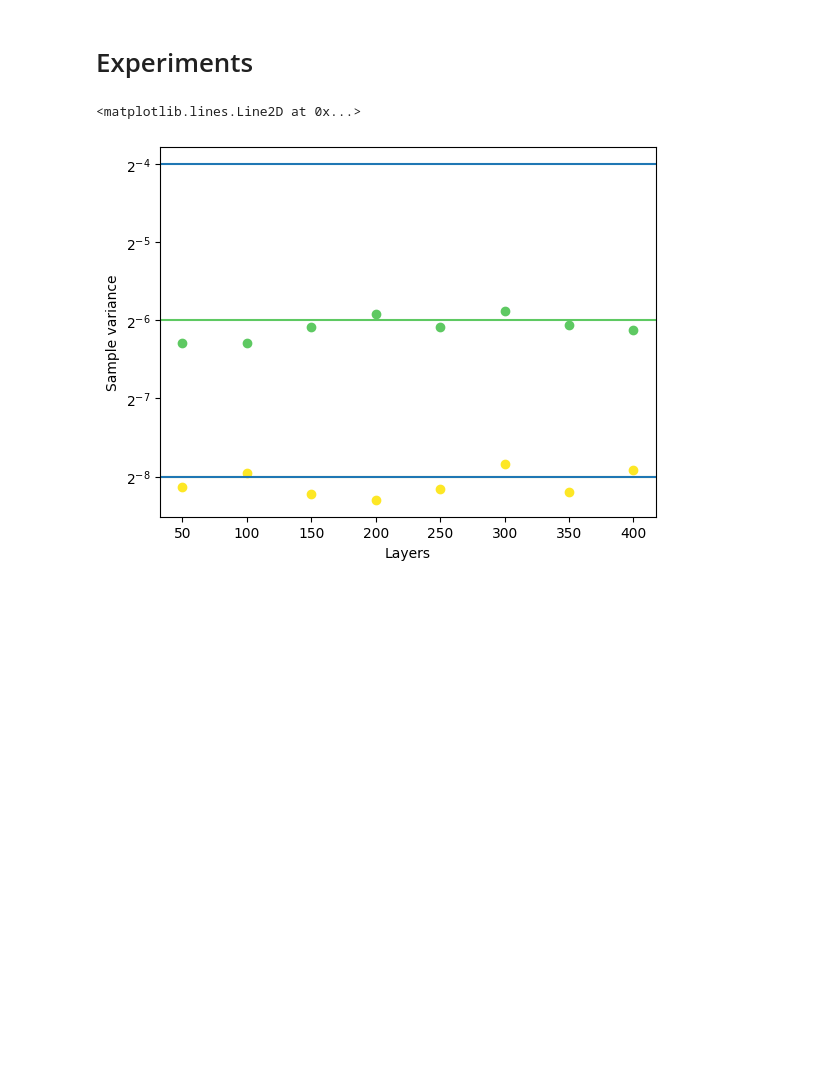
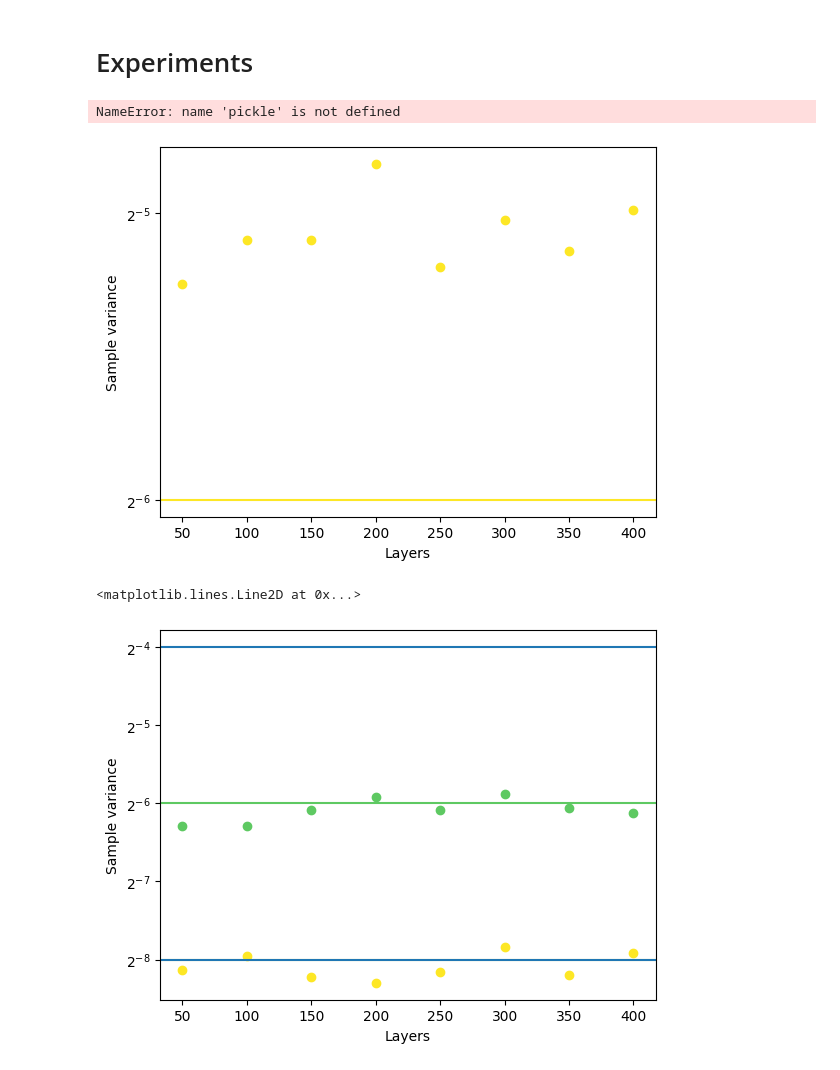
Before and after one commit to idnm/barren_traps, a Jupyter notebook: barren_traps.ipynb, the cells around one changed output. Saved outputs shown, nothing was run; the diff lists cells and outputs as text; code cells hidden in the pictures; blank space fills up the shorter version.

```diff
--- a/barren_traps.ipynb
+++ b/barren_traps.ipynb
@@ -203,7 +201,7 @@ class Experiment:
 
         self.save()
 
-    def run(self, num_qubits, layers, num_points=None, target_precision=0.2, overwrite=False):
+    def run(self, num_qubits, layers, num_points=None, target_precision=0.2, overwrite=False, nograds=False):
 
         if num_points is None:
             num_points = self.num_samples(num_qubits, target_precision)
@@ -219,15 +217,19 @@ class Experiment:
                 grads = self.results[num_qubits][num_layers]['grads']
 
             for _ in range(num_points):
-                all_observables = all_local_two_body_pauli(num_qubits)
-                np.random.shuffle(all_observables)
-                obs0, observables = all_observables[0], all_observables[1:]
+                # all_observables = all_local_two_body_pauli(num_qubits)
+                # np.random.shuffle(all_observables)
+                # obs0, observables = all_observables[0], all_observables[1:]
+
+                obs0 = 'ZZ' + 'I' * (num_qubits-2)
+                observables = ['II' + obs for obs in all_local_two_body_pauli(num_qubits-2)]
 
                 phi0 = vqa.good_random_clifford_parameters(obs0)
                 k = np.random.choice(range(vqa.num_parameters)) # random grad component
 
                 vals.append(vqa.expval(observables, phi0))
-                grads.append(vqa.grad_expval(observables, k, phi0))
+                if not nograds:
+                    grads.append(vqa.grad_expval(observables, k, phi0))
 
             self.results[num_qubits][int(num_layers)] = {'vals': vals, 'grads': grads}
 
@@ -284,4 +286,18 @@ class Experiment:
             return exp
 # %% [markdown]
 # Experiments
+# %%
+experiment_disjoint = Experiment.load('disjoint')
+# %%
+layers = list(range(50, 400+1, 50))
+num_points = 100
+
+for num_qubits in [6]:
+    experiment_disjoint.run(num_qubits, layers, num_points=num_points, nograds=True)
+# %% [output]
+NameError: name 'pickle' is not defined
+# %%
+experiment_disjoint.plot_results()
+# %% [output]
+[figure, added]
 # %%
```
Also changed, not shown: parts of 2 cells of this notebook.
